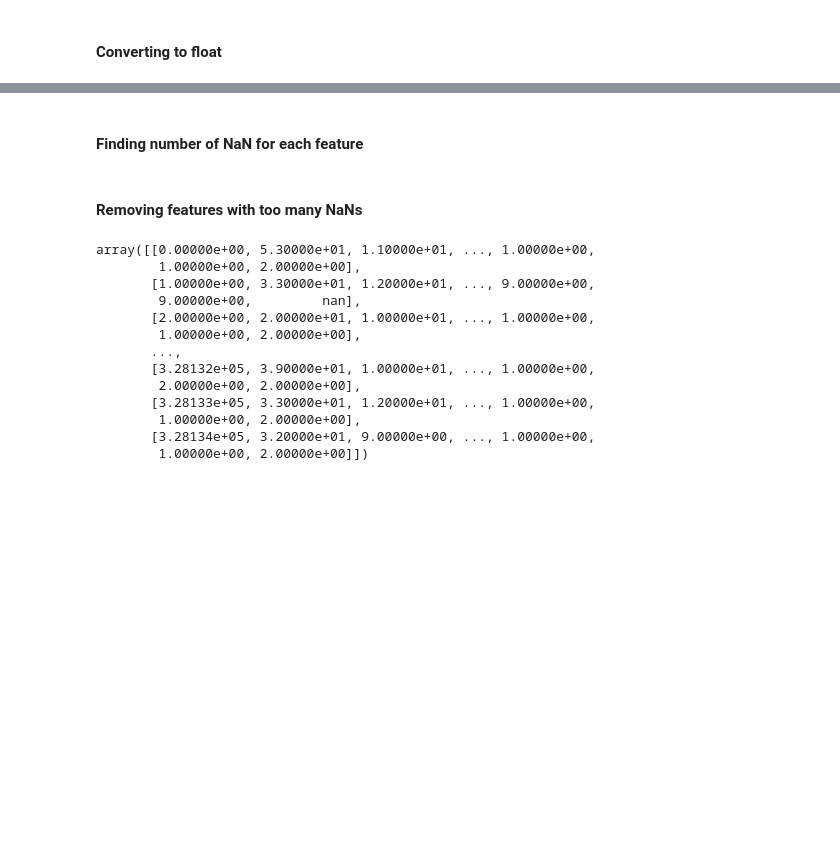
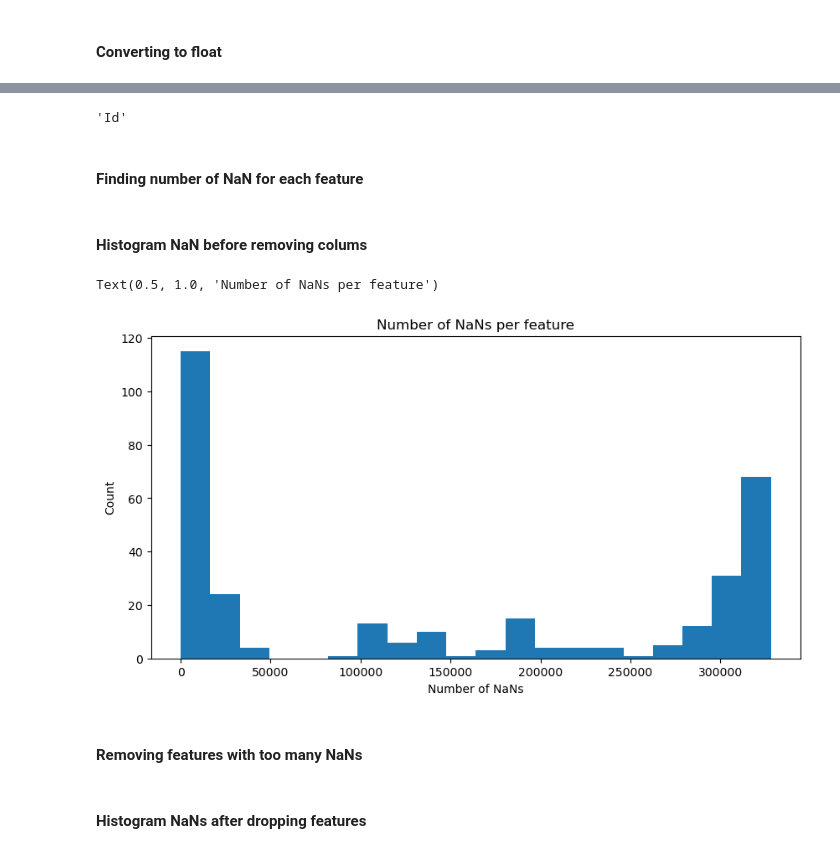
Before and after one commit to Juanito231/ML_Project_1, a Jupyter notebook: Preprocessing.ipynb, the cells around one changed output, grey strips where cells are left out. Drawn from its saved outputs; the diff is of its cells as text; code cells hidden in the pictures; blank space fills up the shorter version.

```diff
--- a/Preprocessing.ipynb
+++ b/Preprocessing.ipynb
@@ -70,9 +120,24 @@ data = convert_all_rows(numpy_data)
+# %%
+data = np.delete(data,0,1)
+# %%
+features.pop(0)
+# %% [output]
+'Id'
 # %% [markdown]
 #### Finding number of NaN for each feature
 # %%
-NaNs=np.zeros(len(features))
-for i in features:
-    NaNs[features.index(i)]=column_NAN(data[:,features.index(i)])
+NaNs = number_of_NaNs(features,data)
+# %% [markdown]
+#### Histogram NaN before removing colums
+# %%
+plt.figure(figsize=(10, 5))
+plt.hist(NaNs, bins=20)
+plt.xlabel("Number of NaNs")
+plt.ylabel("Count")
+plt.title("Number of NaNs per feature")
+# %% [output]
+Text(0.5, 1.0, 'Number of NaNs per feature')
+[figure, added]
 # %% [markdown]
 #### Removing features with too many NaNs
 # %%
@@ -85,16 +145,2 @@ reduced_data = data
-# %%
-np.delete(reduced_data, Removed_features, 1)
-# %% [output]
-array([[0.00000e+00, 5.30000e+01, 1.10000e+01, ..., 1.00000e+00,
-        1.00000e+00, 2.00000e+00],
-       [1.00000e+00, 3.30000e+01, 1.20000e+01, ..., 9.00000e+00,
-        9.00000e+00,         nan],
-       [2.00000e+00, 2.00000e+01, 1.00000e+01, ..., 1.00000e+00,
-        1.00000e+00, 2.00000e+00],
-       ...,
-       [3.28132e+05, 3.90000e+01, 1.00000e+01, ..., 1.00000e+00,
-        2.00000e+00, 2.00000e+00],
-       [3.28133e+05, 3.30000e+01, 1.20000e+01, ..., 1.00000e+00,
-        1.00000e+00, 2.00000e+00],
-       [3.28134e+05, 3.20000e+01, 9.00000e+00, ..., 1.00000e+00,
-        1.00000e+00, 2.00000e+00]])
+# %% [markdown]
+#### Histogram NaNs after dropping features
```
Also changed, not shown: parts of 15 cells of this notebook.
